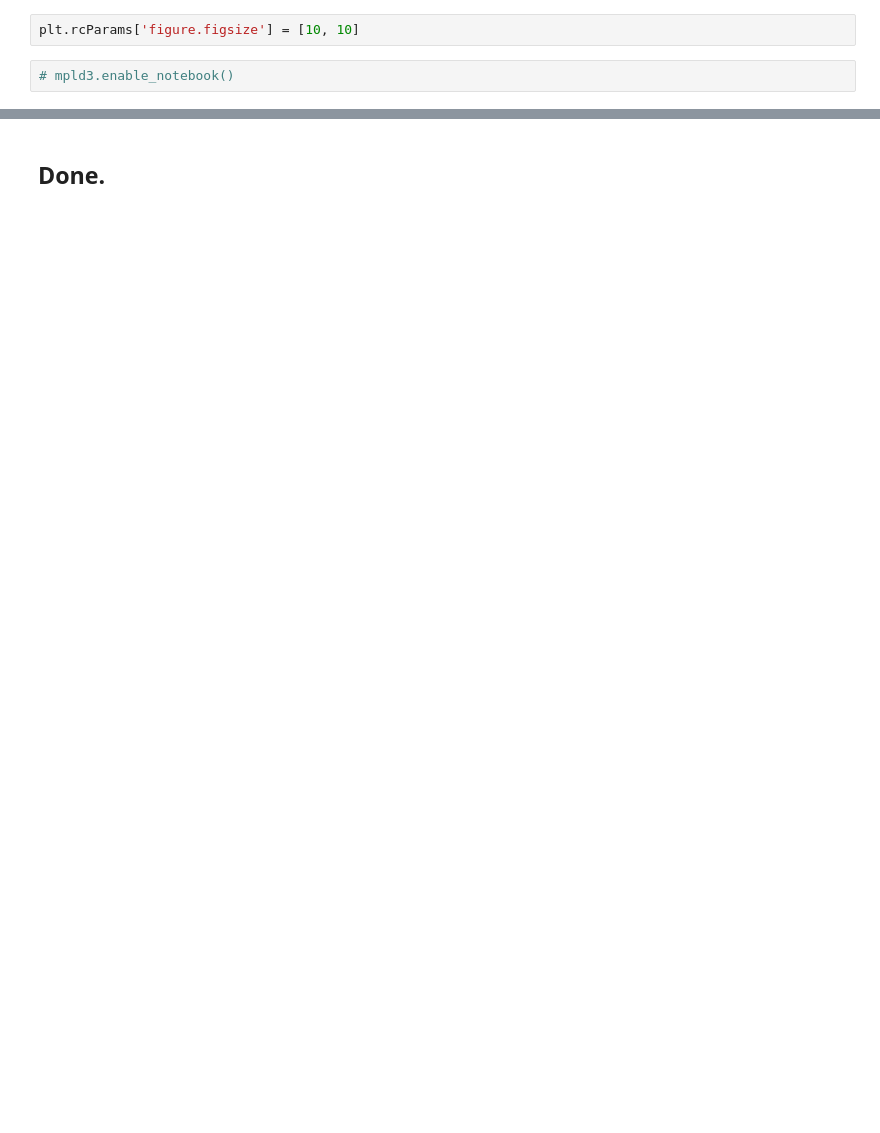
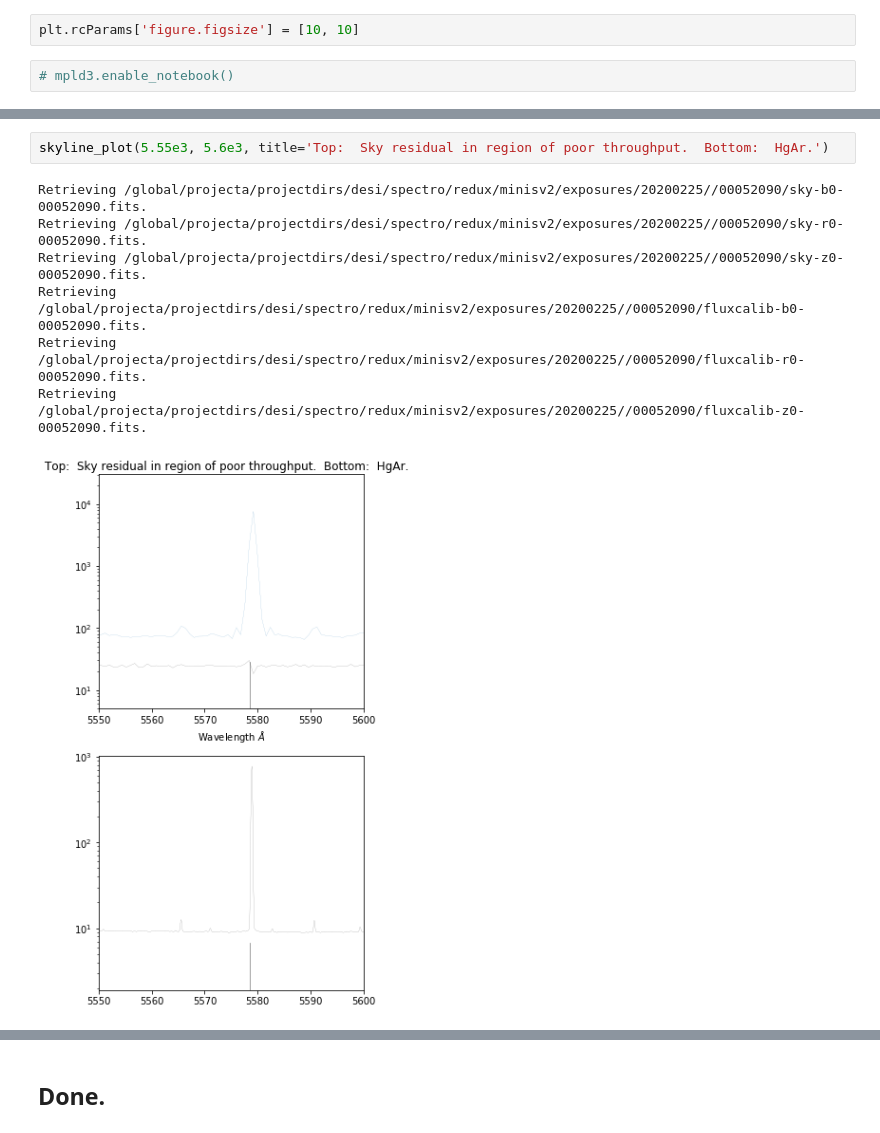
Before and after one commit to SgmAstro/MINISV, a Jupyter notebook: calibs.ipynb, the cells around one changed output, grey strips where cells are left out. Saved outputs shown, nothing was run; the diff lists cells and outputs as text; blank space fills up the shorter version.

```diff
--- a/calibs.ipynb
+++ b/calibs.ipynb
@@ -153,0 +192,10 @@ axes[-1].set_xlabel(r'Wavelength $\AA$')
+# %%
+skyline_plot(5.55e3, 5.6e3, title='Top:  Sky residual in region of poor throughput.  Bottom:  HgAr.')
+# %% [output]
+Retrieving /global/projecta/projectdirs/desi/spectro/redux/minisv2/exposures/20200225//00052090/sky-b0-00052090.fits.
+Retrieving /global/projecta/projectdirs/desi/spectro/redux/minisv2/exposures/20200225//00052090/sky-r0-00052090.fits.
+Retrieving /global/projecta/projectdirs/desi/spectro/redux/minisv2/exposures/20200225//00052090/sky-z0-00052090.fits.
+Retrieving /global/projecta/projectdirs/desi/spectro/redux/minisv2/exposures/20200225//00052090/fluxcalib-b0-00052090.fits.
+Retrieving /global/projecta/projectdirs/desi/spectro/redux/minisv2/exposures/20200225//00052090/fluxcalib-r0-00052090.fits.
+Retrieving /global/projecta/projectdirs/desi/spectro/redux/minisv2/exposures/20200225//00052090/fluxcalib-z0-00052090.fits.
+[figure, added]
```
Also changed, not shown: parts of 21 cells of this notebook, 11 other files.
